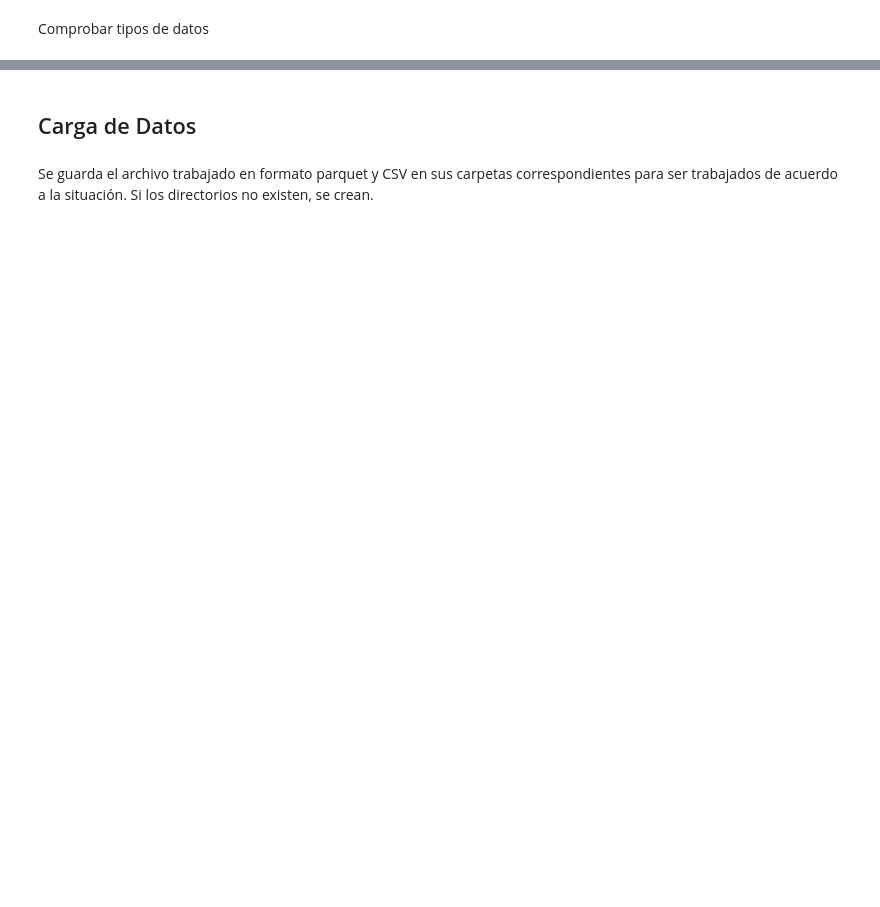
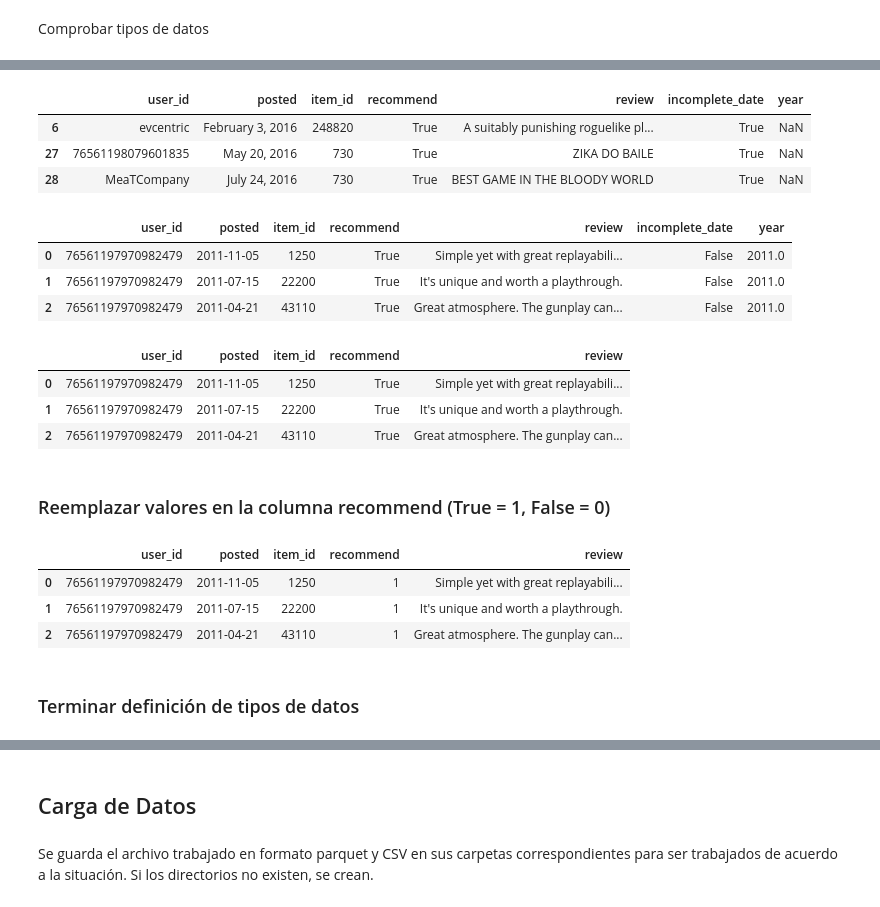
Before and after one commit to DataSciGina/VideoGameRecommender, a Jupyter notebook: ETL/ETL_user_reviews.ipynb, the cells around one changed output, grey strips where cells are left out. Drawn from its saved outputs; the diff is of its cells as text; code cells hidden in the pictures; blank space fills up the shorter version.

```diff
--- a/ETL/ETL_user_reviews.ipynb
+++ b/ETL/ETL_user_reviews.ipynb
@@ -74,0 +164,42 @@ review object
+# %%
+# Llenar las fechas incompletas ('incomplete_date' True) con el año siguiente
+reviews.loc[reviews['incomplete_date'], 'posted'] = reviews.loc[reviews['incomplete_date'], 'posted'] + f", {last_year + 1}"
+
+# Verificar las actualizaciones
+reviews[reviews['incomplete_date']].head(3)
+# %% [output]
+|  | user_id | posted | item_id | recommend | review | incomplete_date | year |
+| 6 | evcentric | February 3, 2016 | 248820 | True | A suitably punishing roguelike pl... | True | NaN |
+| 27 | 76561198079601835 | May 20, 2016 | 730 | True | ZIKA DO BAILE | True | NaN |
+| 28 | MeaTCompany | July 24, 2016 | 730 | True | BEST GAME IN THE BLOODY WORLD | True | NaN |
+# %%
+# cambiar el formato de posted a tipo fecha y visualizar
+reviews['posted'] = pd.to_datetime(reviews['posted'])
+reviews.head(3)
+# %% [output]
+|  | user_id | posted | item_id | recommend | review | incomplete_date | year |
+| 0 | 76561197970982479 | 2011-11-05 | 1250 | True | Simple yet with great replayabili... | False | 2011.0 |
+| 1 | 76561197970982479 | 2011-07-15 | 22200 | True | It's unique and worth a playthrough. | False | 2011.0 |
+| 2 | 76561197970982479 | 2011-04-21 | 43110 | True | Great atmosphere. The gunplay can... | False | 2011.0 |
+# %%
+# Eliminar columna incomplete_date y year y visualizar
+reviews.drop(columns=['incomplete_date', 'year'], inplace=True)
+reviews.head(3)
+# %% [output]
+|  | user_id | posted | item_id | recommend | review |
+| 0 | 76561197970982479 | 2011-11-05 | 1250 | True | Simple yet with great replayabili... |
+| 1 | 76561197970982479 | 2011-07-15 | 22200 | True | It's unique and worth a playthrough. |
+| 2 | 76561197970982479 | 2011-04-21 | 43110 | True | Great atmosphere. The gunplay can... |
+# %% [markdown]
+### Reemplazar valores en la columna recommend (True = 1, False = 0)
+# %%
+# reemplazar los valores de la columna recommend y passarlo a valores numéricos
+reviews['recommend'] = reviews['recommend'].astype(int)
+reviews.head(3)
+# %% [output]
+|  | user_id | posted | item_id | recommend | review |
+| 0 | 76561197970982479 | 2011-11-05 | 1250 | 1 | Simple yet with great replayabili... |
+| 1 | 76561197970982479 | 2011-07-15 | 22200 | 1 | It's unique and worth a playthrough. |
+| 2 | 76561197970982479 | 2011-04-21 | 43110 | 1 | Great atmosphere. The gunplay can... |
+# %% [markdown]
+### Terminar definición de tipos de datos
```
Also changed, not shown: parts of 16 cells of this notebook, 2 other files.
